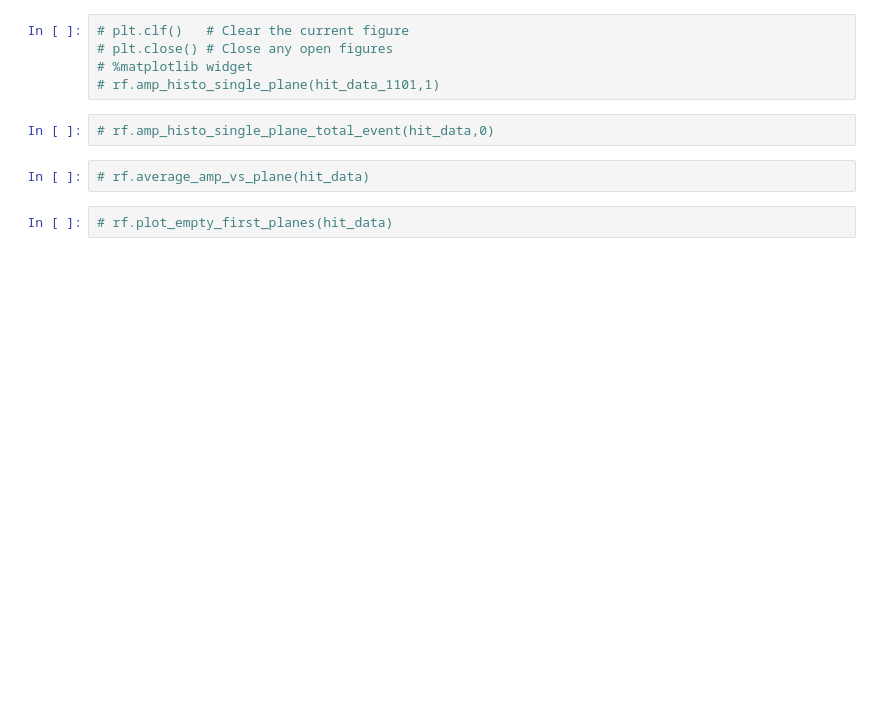
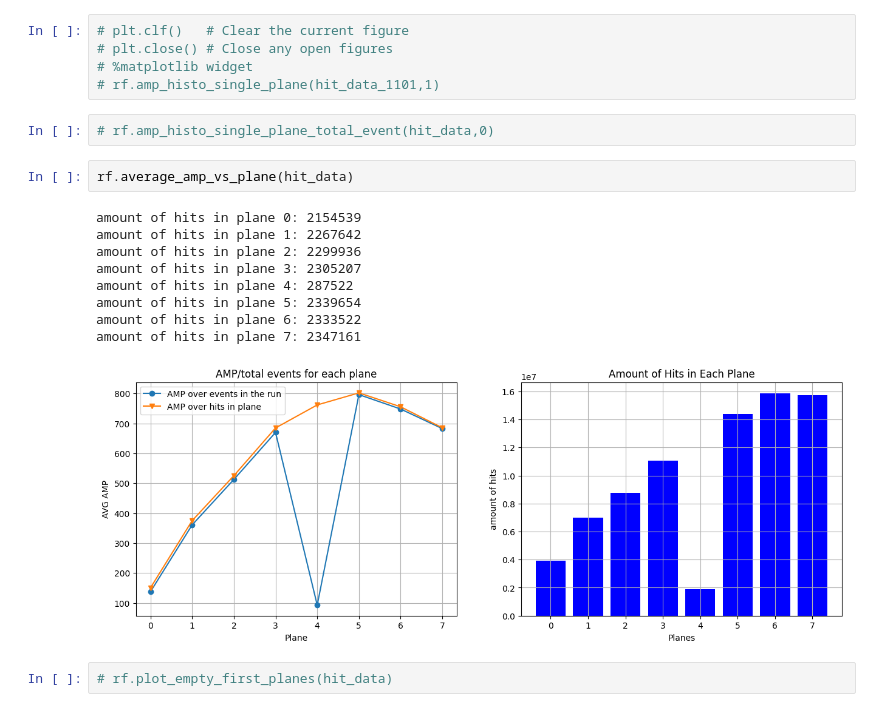
Before and after one commit to Ben-David-Ben/F-Cal-TB-Project, a Jupyter notebook: TB2025_Gap_1101.ipynb, the cells around one changed output. Drawn from its saved outputs; the diff is of its cells as text; blank space fills up the shorter version.

```diff
--- a/TB2025_Gap_1101.ipynb
+++ b/TB2025_Gap_1101.ipynb
@@ -44,7 +42,17 @@ Shower Evolution Throughout the Sensor
 # %%
 # rf.amp_histo_single_plane_total_event(hit_data,0)
 # %%
-# rf.average_amp_vs_plane(hit_data)
+rf.average_amp_vs_plane(hit_data)
+# %% [output]
+amount of hits in plane 0: 2154539
+amount of hits in plane 1: 2267642
+amount of hits in plane 2: 2299936
+amount of hits in plane 3: 2305207
+amount of hits in plane 4: 287522
+amount of hits in plane 5: 2339654
+amount of hits in plane 6: 2333522
+amount of hits in plane 7: 2347161
+[figure, added]
 # %%
 # rf.plot_empty_first_planes(hit_data)
 # %%
```
Also changed, not shown: parts of 4 cells of this notebook, 5 other files.
